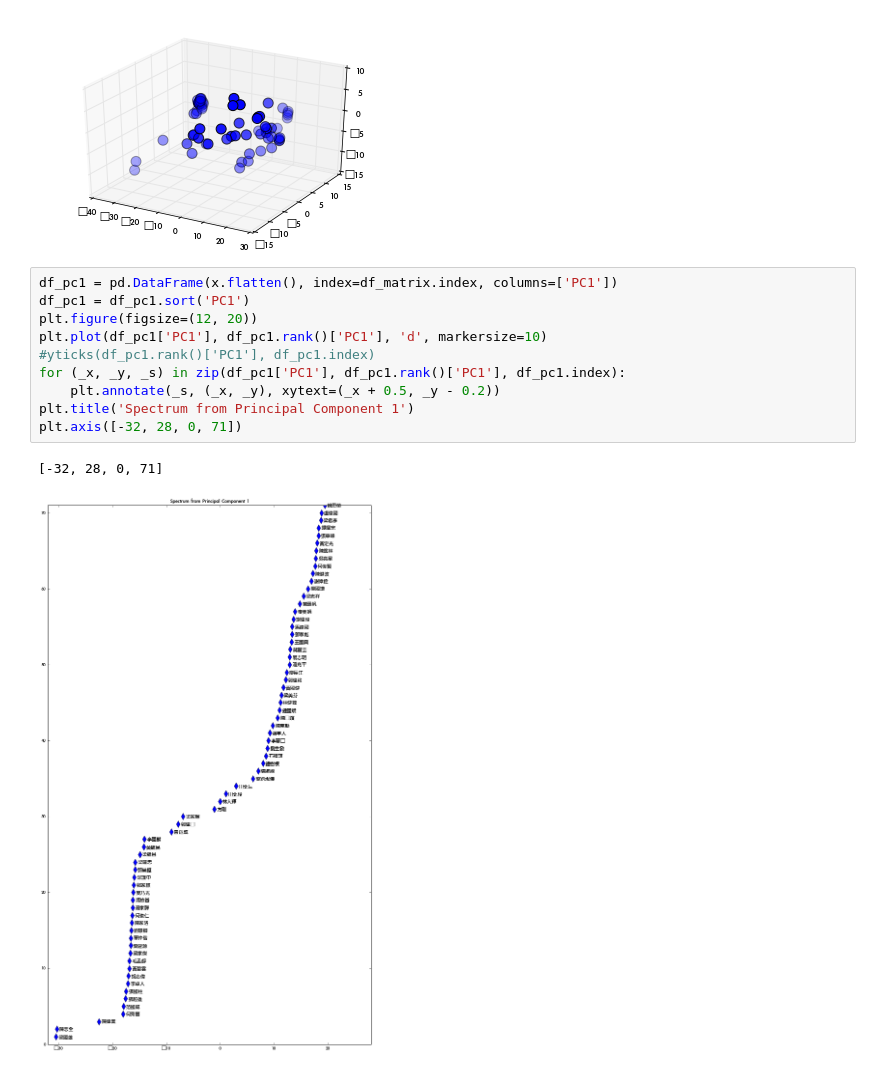
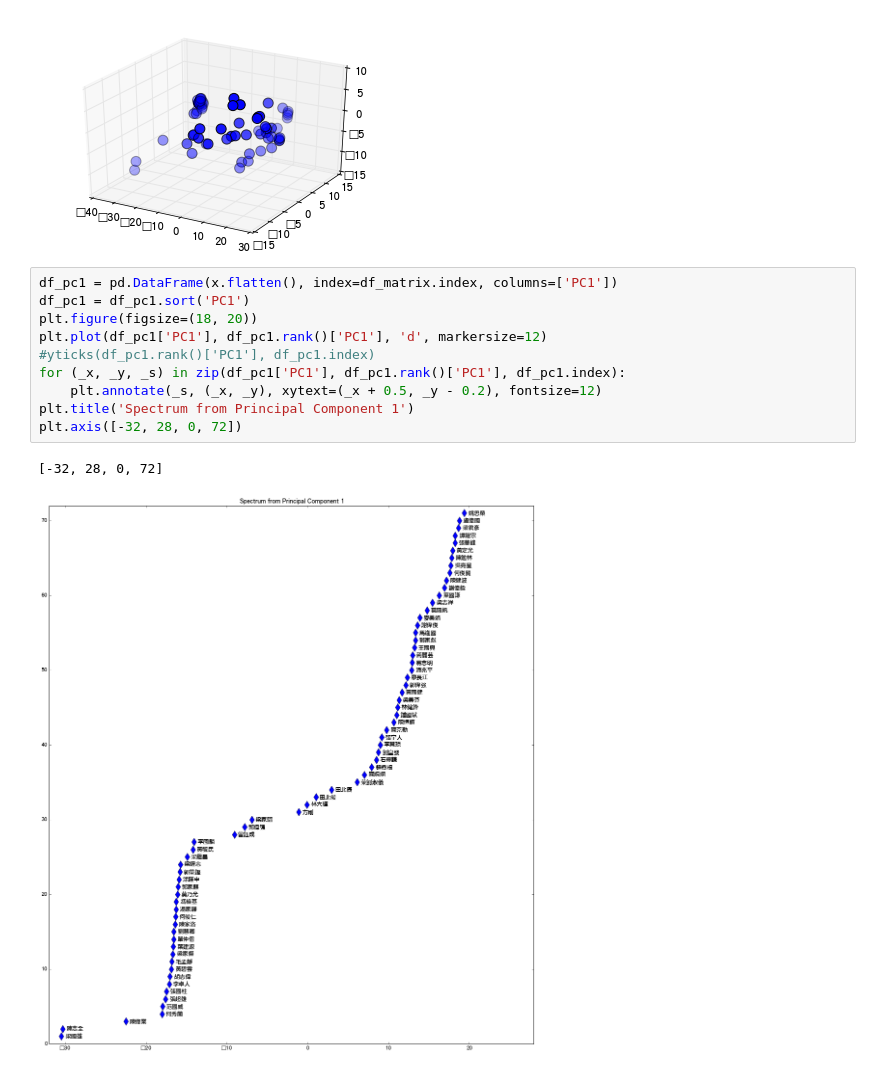
Before and after one commit to code4hk/legcohk, a Jupyter notebook: LegCoHK.ipynb, the cells around one changed output. Saved outputs shown, nothing was run; the diff lists cells and outputs as text.

```diff
--- a/LegCoHK.ipynb
+++ b/LegCoHK.ipynb
@@ -268,13 +268,13 @@ ax.scatter(x, y, z, picker=True, s=100)
 # %%
 df_pc1 = pd.DataFrame(x.flatten(), index=df_matrix.index, columns=['PC1'])
 df_pc1 = df_pc1.sort('PC1')
-plt.figure(figsize=(12, 20))
-plt.plot(df_pc1['PC1'], df_pc1.rank()['PC1'], 'd', markersize=10)
+plt.figure(figsize=(18, 20))
+plt.plot(df_pc1['PC1'], df_pc1.rank()['PC1'], 'd', markersize=12)
 #yticks(df_pc1.rank()['PC1'], df_pc1.index)
 for (_x, _y, _s) in zip(df_pc1['PC1'], df_pc1.rank()['PC1'], df_pc1.index):
-    plt.annotate(_s, (_x, _y), xytext=(_x + 0.5, _y - 0.2))
+    plt.annotate(_s, (_x, _y), xytext=(_x + 0.5, _y - 0.2), fontsize=12)
 plt.title('Spectrum from Principal Component 1')
-plt.axis([-32, 28, 0, 71])
+plt.axis([-32, 28, 0, 72])
 # %% [output]
-[-32, 28, 0, 71]
+[-32, 28, 0, 72]
-[figure, old version]
+[figure, new version]
```
Also changed, not shown: parts of 1 cell of this notebook.
